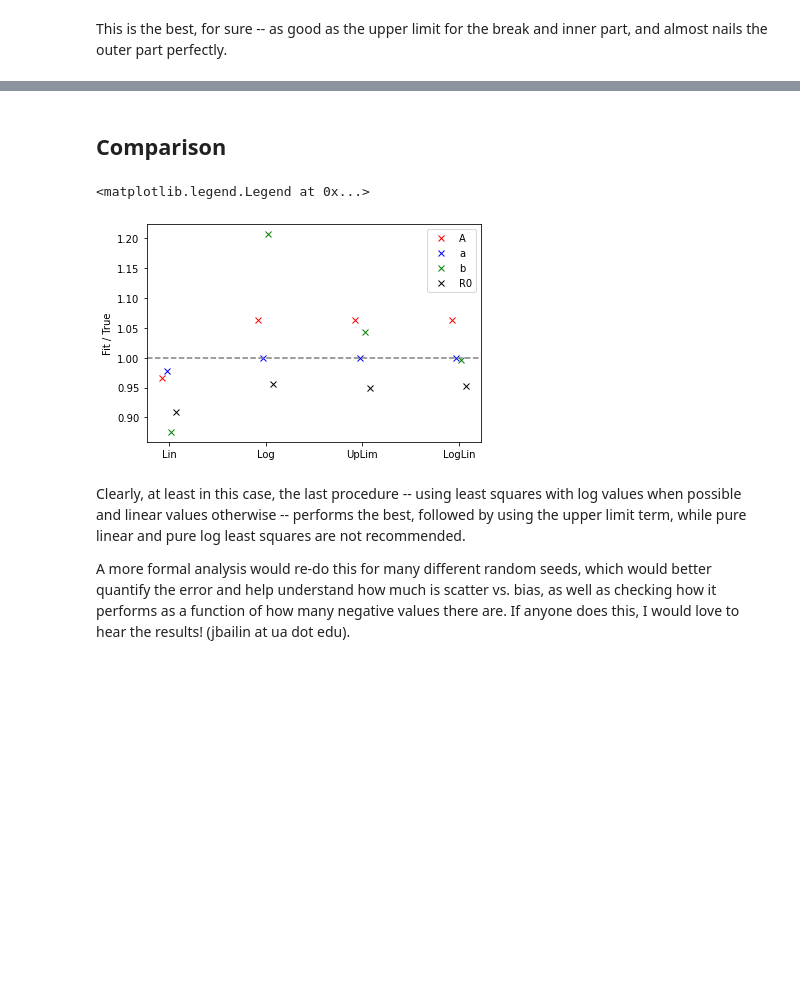
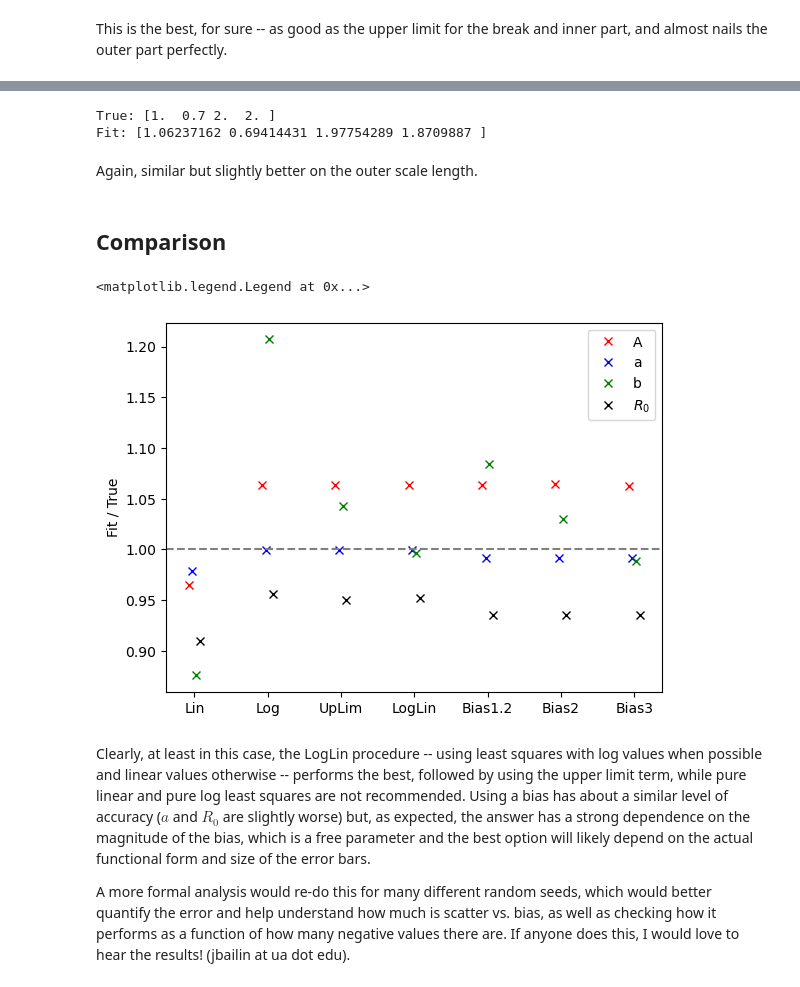
Before and after one commit to jbailinua/jbailinua.github.io, a Jupyter notebook: Logfitnoise.ipynb, the cells around one changed output, grey strips where cells are left out. Saved outputs shown, nothing was run; the diff lists cells and outputs as text; code cells hidden in the pictures; blank space fills up the shorter version.

```diff
--- a/Logfitnoise.ipynb
+++ b/Logfitnoise.ipynb
@@ -380,0 +431,6 @@ This is the best, for sure -- as good as the upper limit for the break and inner
+# %%
+biasratio = 2.0
+bias = biasratio * np.abs(np.min(valuedata))
+bias20fit_results = minimize(sumlogsquares_bias, guess, args=(Rdata,valuedata,sigmadata,bias), \
+                         bounds=( (small,None),(None,None),(None,None),(small,None) ) )
+bias20fit_results
@@ -380,0 +462,6 @@ This is the best, for sure -- as good as the upper limit for the break and inner
+# %%
+biasratio = 3.0
+bias = biasratio * np.abs(np.min(valuedata))
+bias30fit_results = minimize(sumlogsquares_bias, guess, args=(Rdata,valuedata,sigmadata,bias), \
+                         bounds=( (small,None),(None,None),(None,None),(small,None) ) )
+bias30fit_results
@@ -381,3 +485,11 @@ This is the best, for sure -- as good as the upper limit for the break and inner
+# %%
+print(f'True: {trueparms}')
+print(f'Fit: {bias30fit_results.x}')
+# %% [output]
+True: [1.  0.7 2.  2. ]
+Fit: [1.06237162 0.69414431 1.97754289 1.8709887 ]
+# %% [markdown]
+Again, similar but slightly better on the outer scale length.
 # %% [markdown]
 ## Comparison
 # %%
@@ -385,41 +497,30 @@ lin_x = 0.
 log_x = 1.
 ul_x = 2.
 ll_x = 3.
+b12_x = 4.
+b20_x = 5.
+b30_x = 6.
 dx = 0.05
-Acol = 'red'
-acol = 'blue'
-bcol = 'green'
-R0col = 'black'
+colors = ['red','blue','green','black']
 # %%
-plt.plot(lin_x, (linfit_results.x/trueparms)[0], 'x', color=Acol, label='A')
-plt.plot(lin_x+dx, (linfit_results.x/trueparms)[1], 'x', color=acol, label='a')
-plt.plot(lin_x+2*dx, (linfit_results.x/trueparms)[2], 'x', color=bcol, label='b')
-plt.plot(lin_x+3*dx, (linfit_results.x/trueparms)[3], 'x', color=R0col, label='R0')
+for (x, fit) in zip([lin_x,log_x,ul_x,ll_x,b12_x,b20_x,b30_x], [linfit_results, logfit_results, upfit_results, loglinfit_results, \
+                                                               bias12fit_results, bias20fit_results, bias30fit_results]):
+    if x==0.:
+        labels = ['A','a','b','$R_0$']
+    else:
+        labels = [None,None,None,None]
 
-plt.plot(log_x, (logfit_results.x/trueparms)[0], 'x', color=Acol)
-plt.plot(log_x+dx, (logfit_results.x/trueparms)[1], 'x', color=acol)
-plt.plot(log_x+2*dx, (logfit_results.x/trueparms)[2], 'x', color=bcol)
-plt.plot(log_x+3*dx, (logfit_results.x/trueparms)[3], 'x', color=R0col)
-
-plt.plot(ul_x, (upfit_results.x/trueparms)[0], 'x', color=Acol)
-plt.plot(ul_x+dx, (upfit_results.x/trueparms)[1], 'x', color=acol)
-plt.plot(ul_x+2*dx, (upfit_results.x/trueparms)[2], 'x', color=bcol)
-plt.plot(ul_x+3*dx, (upfit_results.x/trueparms)[3], 'x', color=R0col)
-
-plt.plot(ll_x, (loglinfit_results.x/trueparms)[0], 'x', color=Acol)
-plt.plot(ll_x+dx, (loglinfit_results.x/trueparms)[1], 'x', color=acol)
-plt.plot(ll_x+2*dx, (loglinfit_results.x/trueparms)[2], 'x', color=bcol)
-plt.plot(ll_x+3*dx, (loglinfit_results.x/trueparms)[3], 'x', color=R0col)
-
+    for i in range(4):
+        plt.plot(x + i*dx, (fit.x/trueparms)[i], 'x', color=colors[i], label=labels[i])
 plt.axhline(y=1., color='gray', linestyle='dashed')
 
-plt.xticks(np.array([lin_x,log_x,ul_x,ll_x])+1.5*dx, ['Lin','Log','UpLim','LogLin'])
+plt.xticks(np.arange(7)+1.5*dx, ['Lin','Log','UpLim','LogLin','Bias1.2','Bias2','Bias3'])
 plt.ylabel('Fit / True')
 plt.legend(loc='best')
 # %% [output]
 <matplotlib.legend.Legend at 0x...>
-[figure, old version]
+[figure, new version]
 # %% [markdown]
-Clearly, at least in this case, the last procedure -- using least squares with log values when possible and linear values otherwise -- performs the best, followed by using the upper limit term, while pure linear and pure log least squares are not recommended.
+Clearly, at least in this case, the LogLin procedure -- using least squares with log values when possible and linear values otherwise -- performs the best, followed by using the upper limit term, while pure linear and pure log least squares are not recommended. Using a bias has about a similar level of accuracy ($a$ and $R_0$ are slightly worse) but, as expected, the answer has a strong dependence on the magnitude of the bias, which is a free parameter and the best option will likely depend on the actual functional form and size of the error bars.
 
 A more formal analysis would re-do this for many different random seeds, which would better quantify the error and help understand how much is scatter vs. bias, as well as checking how it performs as a function of how many negative values there are. If anyone does this, I would love to hear the results! (jbailin at ua dot edu).
```
Also changed, not shown: parts of 32 cells of this notebook, 1 other file.
